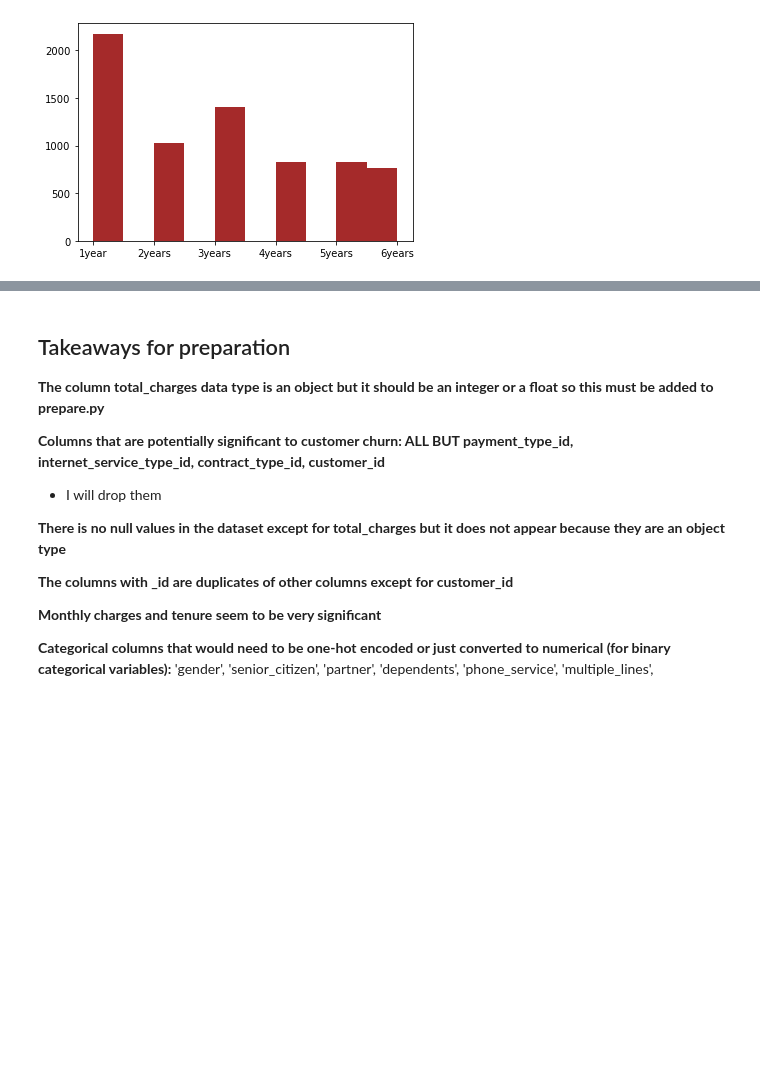
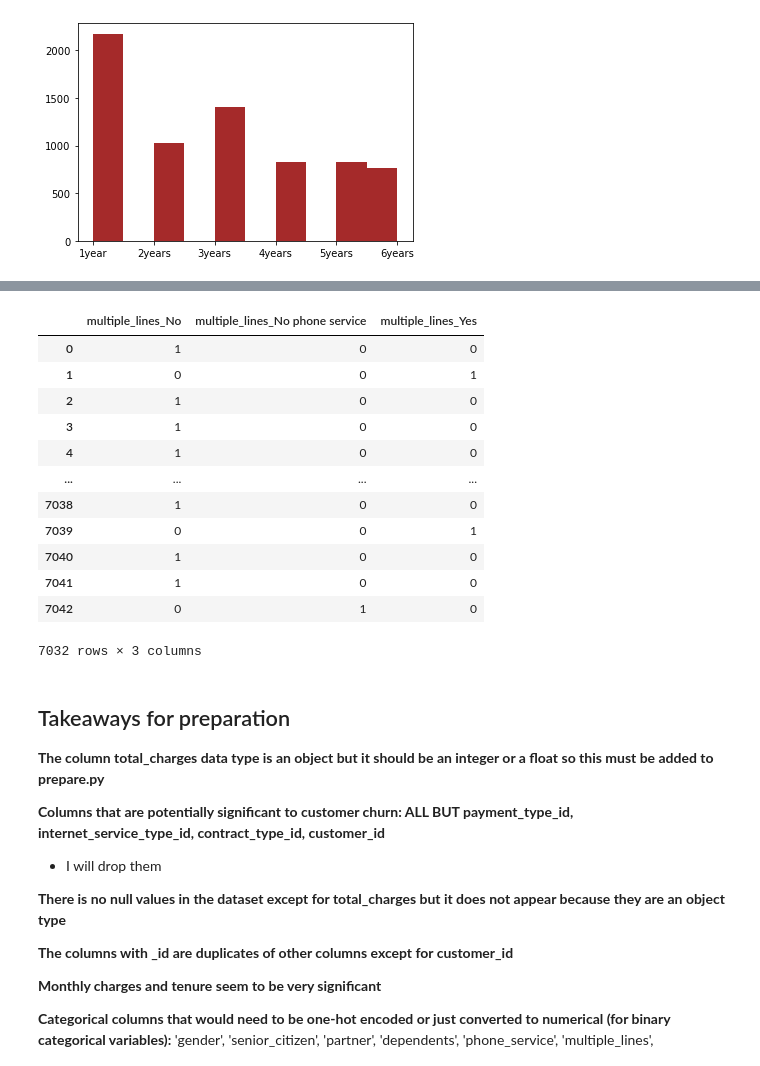
Before and after one commit to Severina7/Man_in_a_hole, a Jupyter notebook: doodle_and_draft.ipynb, the cells around one changed output, grey strips where cells are left out. Cells and saved outputs as stored; diff of their text form; code cells hidden in the pictures; blank space fills up the shorter version.

```diff
--- a/doodle_and_draft.ipynb
+++ b/doodle_and_draft.ipynb
@@ -455,3 +468,20 @@ telco.head()
+# %%
+dummy_telco = pd.get_dummies(telco[['multiple_lines']])
+dummy_telco
+# %% [output]
+|  | multiple_lines_No | multiple_lines_No phone service | multiple_lines_Yes |
+| 0 | 1 | 0 | 0 |
+| 1 | 0 | 0 | 1 |
+| 2 | 1 | 0 | 0 |
+| 3 | 1 | 0 | 0 |
+| 4 | 1 | 0 | 0 |
+| ... | ... | ... | ... |
+| 7038 | 1 | 0 | 0 |
+| 7039 | 0 | 0 | 1 |
+| 7040 | 1 | 0 | 0 |
+| 7041 | 1 | 0 | 0 |
+| 7042 | 0 | 1 | 0 |
+7032 rows × 3 columns
 # %% [markdown]
 ## Takeaways for preparation
 
```
Also changed, not shown: parts of 9 cells of this notebook, 3 other files.
